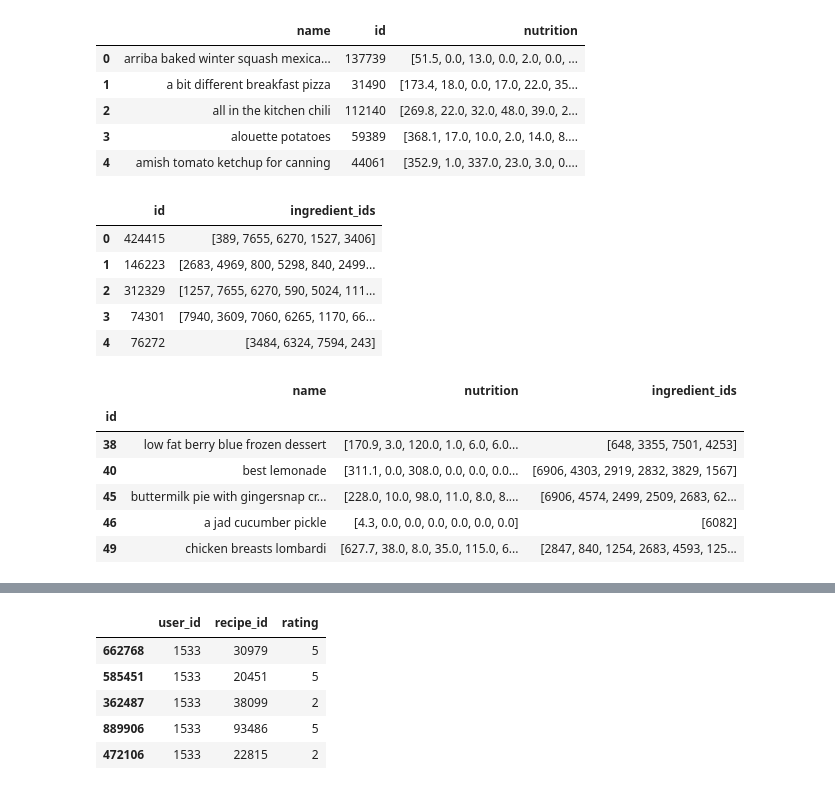
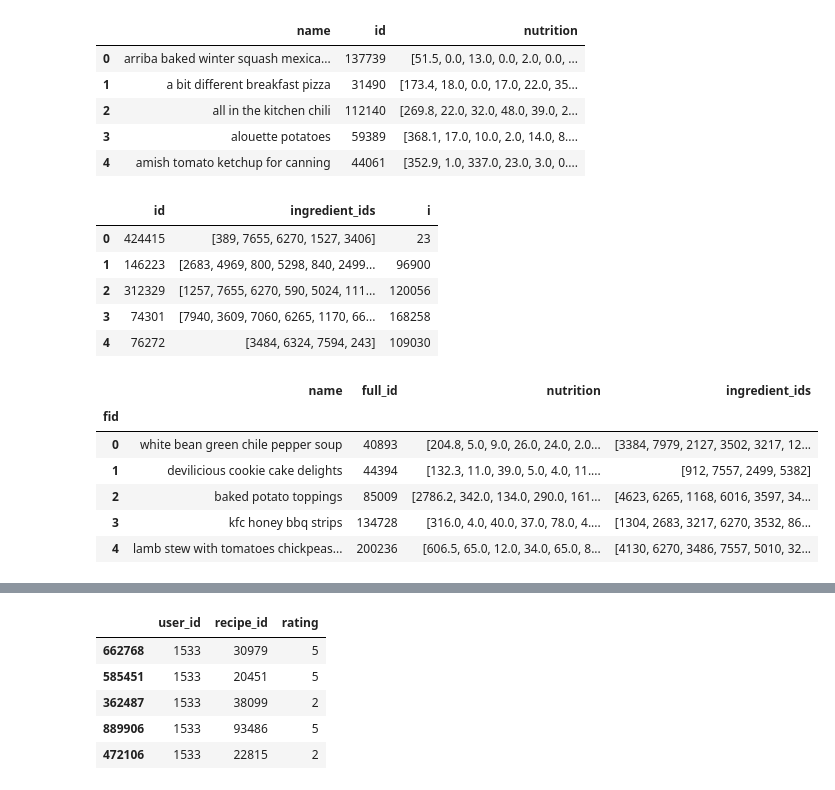
Before and after one commit to rach-rgb/food-recommendation-w-constraints, a Jupyter notebook: notebooks/data_cleanup.ipynb, the cells around one changed output, grey strips where cells are left out. Cells and saved outputs as stored; diff of their text form; code cells hidden in the pictures.

```diff
--- a/notebooks/data_cleanup.ipynb
+++ b/notebooks/data_cleanup.ipynb
@@ -44,30 +44,31 @@ raw_recipes_data.head()
 | 3 | alouette potatoes | 59389 | [368.1, 17.0, 10.0, 2.0, 14.0, 8.... |
 | 4 | amish tomato ketchup for canning | 44061 | [352.9, 1.0, 337.0, 23.0, 3.0, 0.... |
 # %%
-pp_recipes_data = pp_recipes.loc[:, ['id', 'ingredient_ids']]
+pp_recipes_data = pp_recipes.loc[:, ['id', 'ingredient_ids', 'i']]
 pp_recipes_data.head()
 # %% [output]
-|  | id | ingredient_ids |
-| 0 | 424415 | [389, 7655, 6270, 1527, 3406] |
-| 1 | 146223 | [2683, 4969, 800, 5298, 840, 2499... |
-| 2 | 312329 | [1257, 7655, 6270, 590, 5024, 111... |
-| 3 | 74301 | [7940, 3609, 7060, 6265, 1170, 66... |
-| 4 | 76272 | [3484, 6324, 7594, 243] |
+|  | id | ingredient_ids | i |
+| 0 | 424415 | [389, 7655, 6270, 1527, 3406] | 23 |
+| 1 | 146223 | [2683, 4969, 800, 5298, 840, 2499... | 96900 |
+| 2 | 312329 | [1257, 7655, 6270, 590, 5024, 111... | 120056 |
+| 3 | 74301 | [7940, 3609, 7060, 6265, 1170, 66... | 168258 |
+| 4 | 76272 | [3484, 6324, 7594, 243] | 109030 |
 # %%
 # cleaned up racipe dataframe
 recipe_data = pd.merge(raw_recipes_data, pp_recipes_data, on = 'id')
-recipe_data.set_index('id', inplace = True)
-recipe_data.sort_values(by = 'id', inplace = True)
+recipe_data = recipe_data.rename(columns={'i': 'fid', 'id' : 'full_id'})
+recipe_data.set_index('fid', inplace = True)
+recipe_data.sort_index(inplace = True)
 recipe_data.head()
 
 # nutrition: calories(#), total fat(PDV), sugar(PDV), sodium(PDV), protein(PDV), saturated fat
 # %% [output]
-|  | name | nutrition | ingredient_ids |
-| id |  |  |  |
-| 38 | low fat berry blue frozen dessert | [170.9, 3.0, 120.0, 1.0, 6.0, 6.0... | [648, 3355, 7501, 4253] |
-| 40 | best lemonade | [311.1, 0.0, 308.0, 0.0, 0.0, 0.0... | [6906, 4303, 2919, 2832, 3829, 1567] |
-| 45 | buttermilk pie with gingersnap cr... | [228.0, 10.0, 98.0, 11.0, 8.0, 8.... | [6906, 4574, 2499, 2509, 2683, 62... |
-| 46 | a jad cucumber pickle | [4.3, 0.0, 0.0, 0.0, 0.0, 0.0, 0.0] | [6082] |
-| 49 | chicken breasts lombardi | [627.7, 38.0, 8.0, 35.0, 115.0, 6... | [2847, 840, 1254, 2683, 4593, 125... |
+|  | name | full_id | nutrition | ingredient_ids |
+| fid |  |  |  |  |
+| 0 | white bean green chile pepper soup | 40893 | [204.8, 5.0, 9.0, 26.0, 24.0, 2.0... | [3384, 7979, 2127, 3502, 3217, 12... |
+| 1 | devilicious cookie cake delights | 44394 | [132.3, 11.0, 39.0, 5.0, 4.0, 11.... | [912, 7557, 2499, 5382] |
+| 2 | baked potato toppings | 85009 | [2786.2, 342.0, 134.0, 290.0, 161... | [4623, 6265, 1168, 6016, 3597, 34... |
+| 3 | kfc honey bbq strips | 134728 | [316.0, 4.0, 40.0, 37.0, 78.0, 4.... | [1304, 2683, 3217, 6270, 3532, 86... |
+| 4 | lamb stew with tomatoes chickpeas... | 200236 | [606.5, 65.0, 12.0, 34.0, 65.0, 8... | [4130, 6270, 3486, 7557, 5010, 32... |
 # %%
 recipe_data.to_csv('../data/recipe_data.csv')
```
Also changed, not shown: parts of 3 cells of this notebook.
